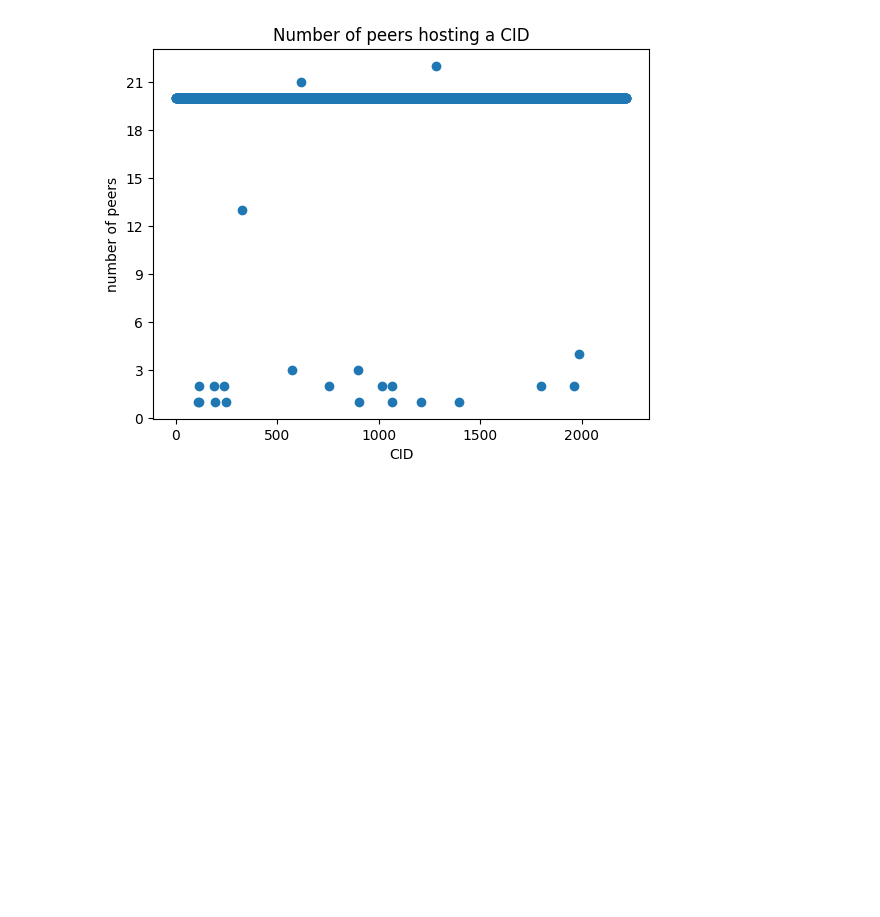
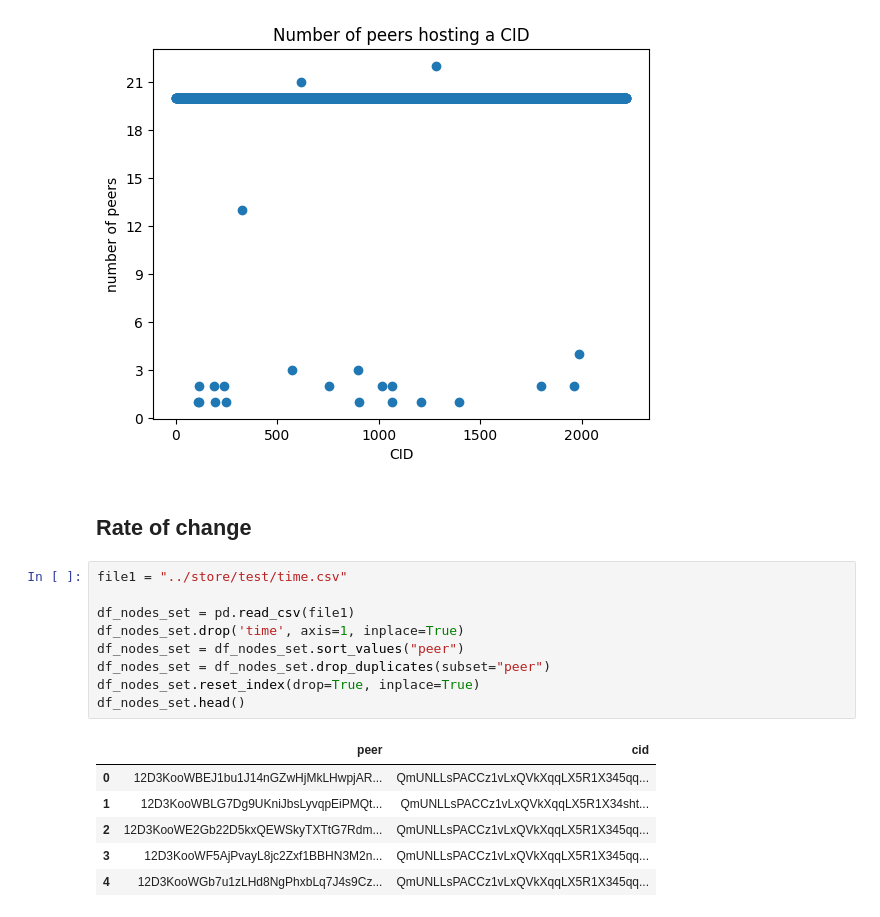
Before and after one commit to AxelGard/seek-ipns, a Jupyter notebook: playground/peer_data.ipynb, the cells around one changed output. Saved outputs shown, nothing was run; the diff lists cells and outputs as text; blank space fills up the shorter version.

```diff
--- a/playground/peer_data.ipynb
+++ b/playground/peer_data.ipynb
@@ -562,3 +562,21 @@ plt.xlabel("CID")
 plt.show()
 # %% [output]
 [figure]
+# %% [markdown]
+## Rate of change
+# %%
+file1 = "../store/test/time.csv"
+
+df_nodes_set = pd.read_csv(file1)
+df_nodes_set.drop('time', axis=1, inplace=True)
+df_nodes_set = df_nodes_set.sort_values("peer")
+df_nodes_set = df_nodes_set.drop_duplicates(subset="peer")
+df_nodes_set.reset_index(drop=True, inplace=True)
+df_nodes_set.head()
+# %% [output]
+|  | peer | cid |
+| 0 | 12D3KooWBEJ1bu1J14nGZwHjMkLHwpjAR... | QmUNLLsPACCz1vLxQVkXqqLX5R1X345qq... |
+| 1 | 12D3KooWBLG7Dg9UKniJbsLyvqpEiPMQt... | QmUNLLsPACCz1vLxQVkXqqLX5R1X34sht... |
+| 2 | 12D3KooWE2Gb22D5kxQEWSkyTXTtG7Rdm... | QmUNLLsPACCz1vLxQVkXqqLX5R1X345qq... |
+| 3 | 12D3KooWF5AjPvayL8jc2Zxf1BBHN3M2n... | QmUNLLsPACCz1vLxQVkXqqLX5R1X345qq... |
+| 4 | 12D3KooWGb7u1zLHd8NgPhxbLq7J4s9Cz... | QmUNLLsPACCz1vLxQVkXqqLX5R1X345qq... |
```
Also changed, not shown: parts of 3 cells of this notebook, 9 other files.
